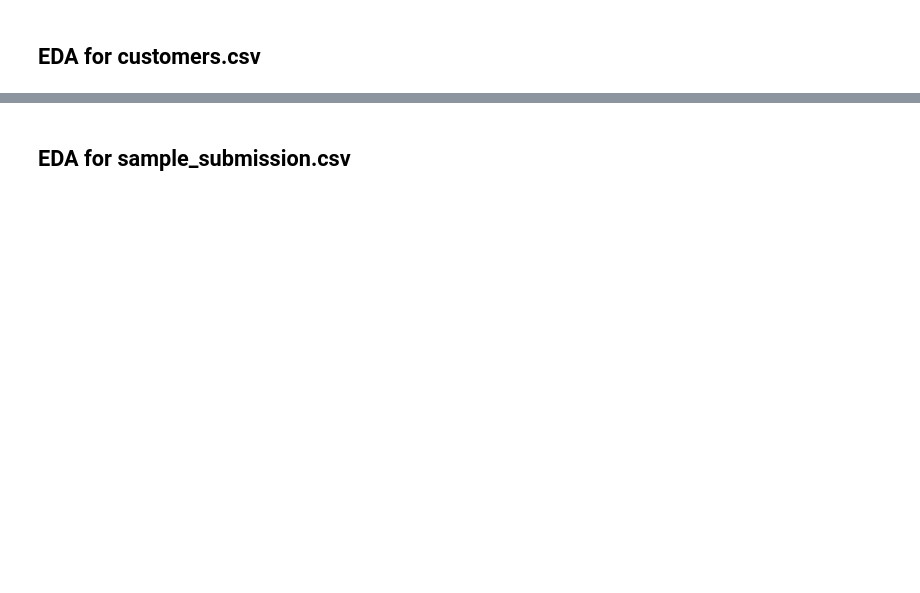
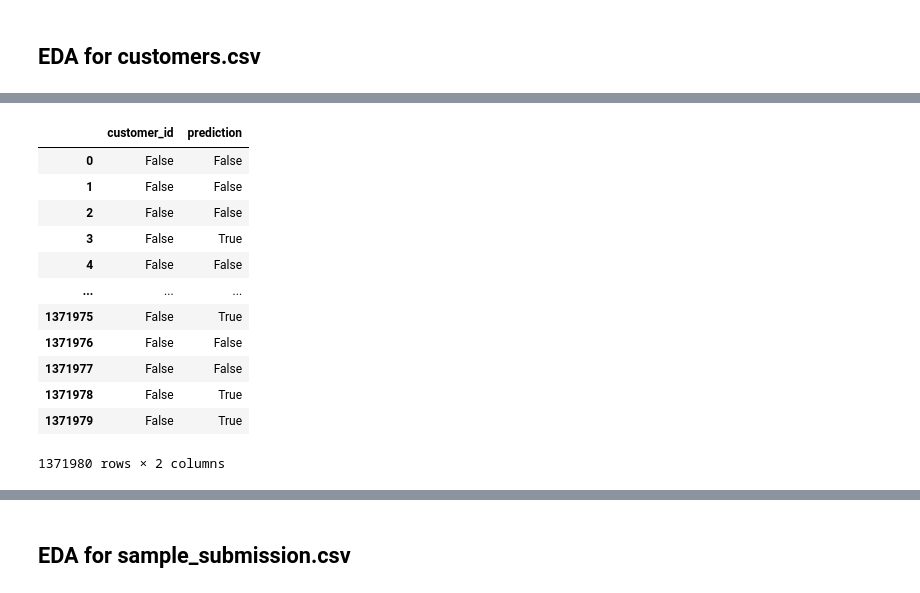
Before and after one commit to ChitThuShine/baseline-rs, a Jupyter notebook: notebookd4e5227f60.ipynb, the cells around one changed output, grey strips where cells are left out. Drawn from its saved outputs; the diff is of its cells as text; code cells hidden in the pictures; blank space fills up the shorter version.

```diff
--- a/notebookd4e5227f60.ipynb
+++ b/notebookd4e5227f60.ipynb
@@ -240,2 +317,4 @@ customer_df.head()
+# %%
+customer_df.drop(['FN', 'Active', 'club_member_status', 'fashion_news_frequency', 'age', 'postal_code'], axis=1, inplace=True)
 # %%
 customer_df.head()
@@ -241,0 +328,18 @@ customer_df.head()
+# %%
+merged_article_df = pd.merge(merged_article_df, customer_df, how='right', on = 'customer_id')
+# %%
+merged_article_df.isna()
+# %% [output]
+|  | customer_id | prediction |
+| 0 | False | False |
+| 1 | False | False |
+| 2 | False | False |
+| 3 | False | True |
+| 4 | False | False |
+| ... | ... | ... |
+| 1371975 | False | True |
+| 1371976 | False | False |
+| 1371977 | False | False |
+| 1371978 | False | True |
+| 1371979 | False | True |
+1371980 rows × 2 columns
```
Also changed, not shown: parts of 30 cells of this notebook.
